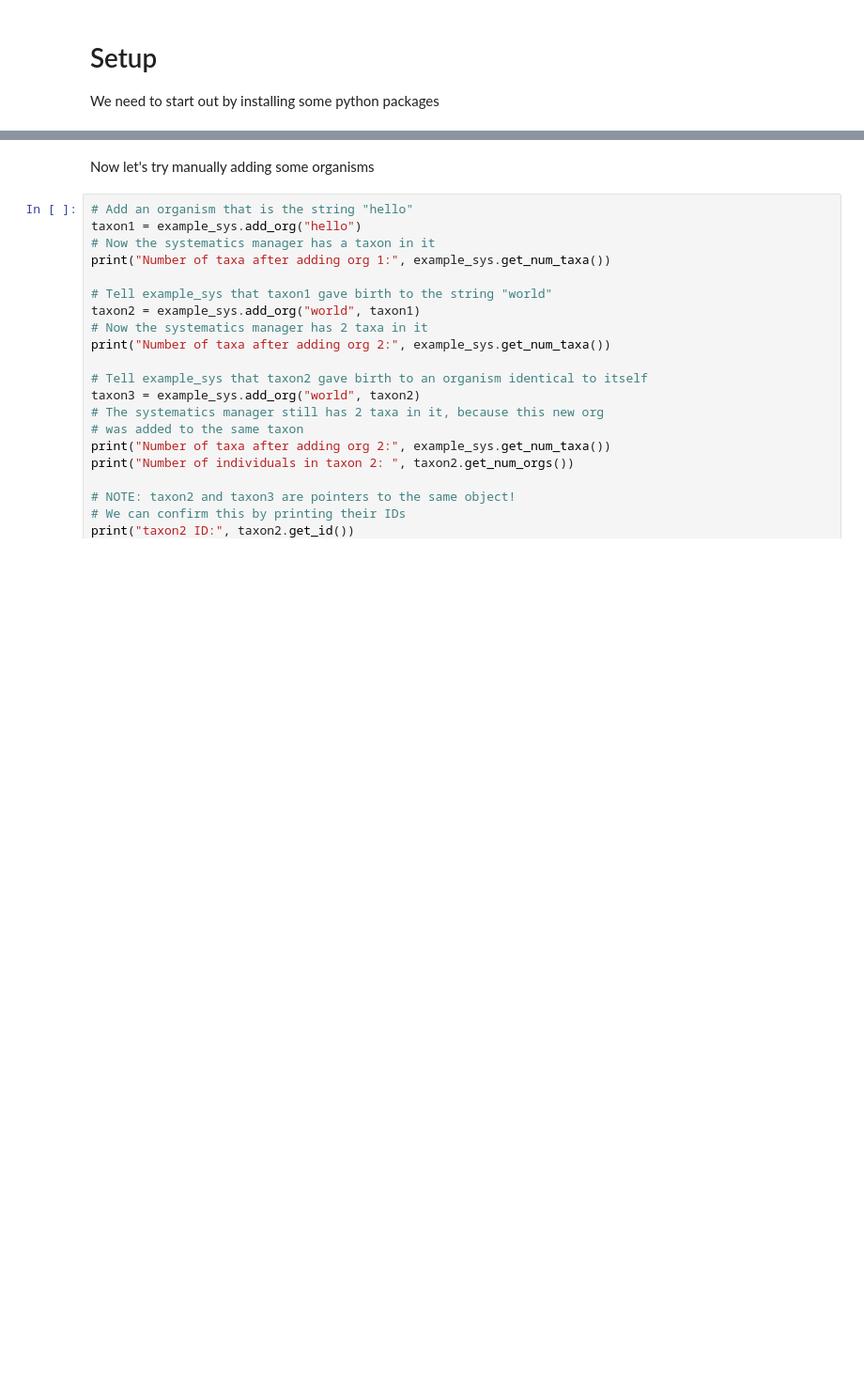
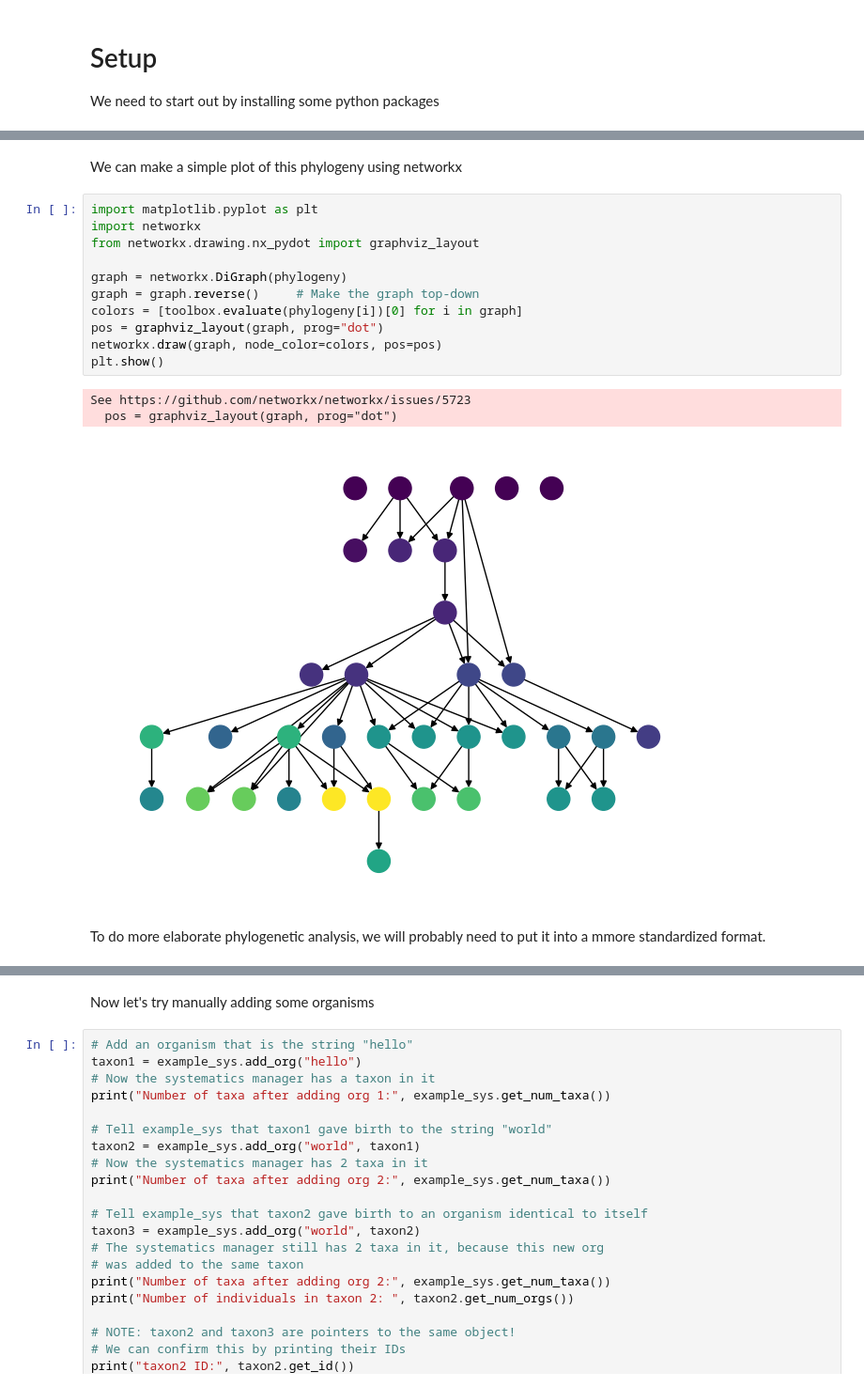
Before and after one commit to emilydolson/alife-phylogeny-tutorial, a Jupyter notebook: perfect_tracking.ipynb, the cells around one changed output, grey strips where cells are left out. Shown at 94% size. Drawn from its saved outputs; the diff is of its cells as text; blank space fills up the shorter version.

```diff
--- a/perfect_tracking.ipynb
+++ b/perfect_tracking.ipynb
@@ -12,0 +200,19 @@ We need to start out by installing some python packages
+# %% [markdown]
+We can make a simple plot of this phylogeny using networkx
+# %%
+import matplotlib.pyplot as plt
+import networkx
+from networkx.drawing.nx_pydot import graphviz_layout
+
+graph = networkx.DiGraph(phylogeny)
+graph = graph.reverse()     # Make the graph top-down
+colors = [toolbox.evaluate(phylogeny[i])[0] for i in graph]
+pos = graphviz_layout(graph, prog="dot")
+networkx.draw(graph, node_color=colors, pos=pos)
+plt.show()
+# %% [output]
+See https://github.com/networkx/networkx/issues/5723
+  pos = graphviz_layout(graph, prog="dot")
+[figure, added]
+# %% [markdown]
+To do more elaborate phylogenetic analysis, we will probably need to put it into a mmore standardized format.
```
Also changed, not shown: parts of 11 cells of this notebook.
